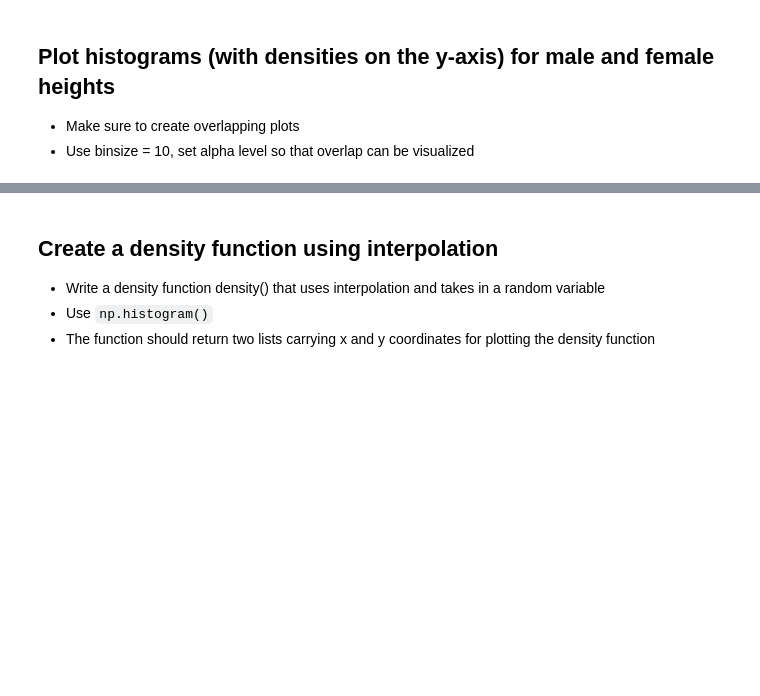
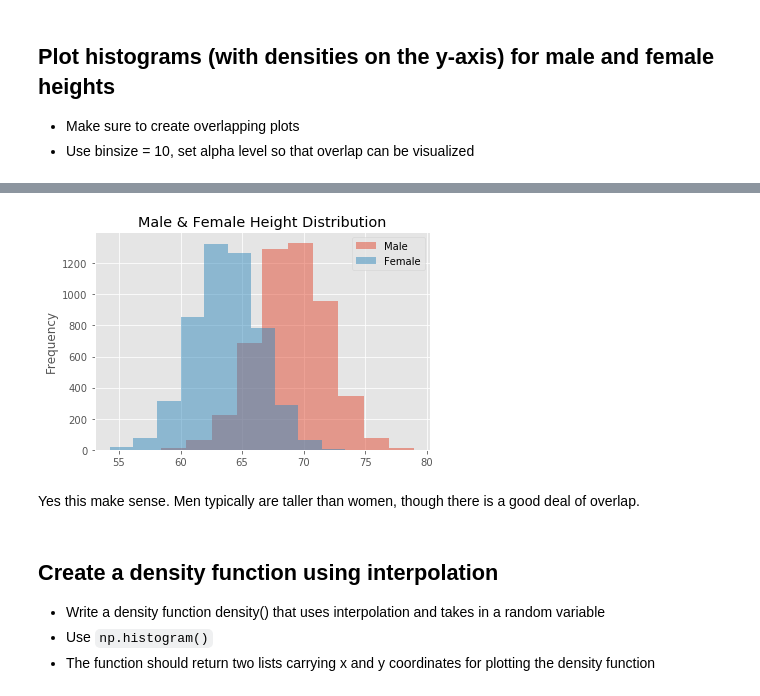
Before and after one commit to kcalizadeh/probability-density-functions-lab, a Jupyter notebook: index.ipynb, the cells around one changed output, grey strips where cells are left out. Saved outputs shown, nothing was run; the diff lists cells and outputs as text; code cells hidden in the pictures; blank space fills up the shorter version.

```diff
--- a/index.ipynb
+++ b/index.ipynb
@@ -53,0 +32,15 @@ Female Weight sd: 19.022467805319007
+# %%
+data = pd.read_csv('weight-height.csv')
+male_df =  data.loc[data['Gender'] == 'Male']
+female_df =  data.loc[data['Gender'] == 'Female']
+
+male_hmean = male_df['Height'].mean()
+male_hsd = male_df['Height'].std()
+male_wmean = male_df['Weight'].mean()
+male_wsd = male_df['Weight'].std()
+female_hmean = female_df['Height'].mean()
+female_hsd = female_df['Height'].std()
+female_wmean = female_df['Weight'].mean()
+female_wsd = female_df['Weight'].std()
+
+data.head(), male_hmean, male_wsd
@@ -65,3 +61,14 @@ Female Weight sd: 19.022467805319007
+# %%
+# Your code here
+binsize = 10
+male_df['Height'].plot.hist(bins = binsize, alpha = 0.5, title='Male & Female Height Distribution', label='Male')
+female_df['Height'].plot.hist(bins = binsize, alpha = 0.5, label='Female')
+plt.legend()
+plt.show()
+# %% [output]
+[figure, added]
+# %% [markdown]
+Yes this make sense. Men typically are taller than women, though there is a good deal of overlap.
 # %% [markdown]
 ## Create a density function using interpolation
 
```
Also changed, not shown: parts of 17 cells of this notebook.
